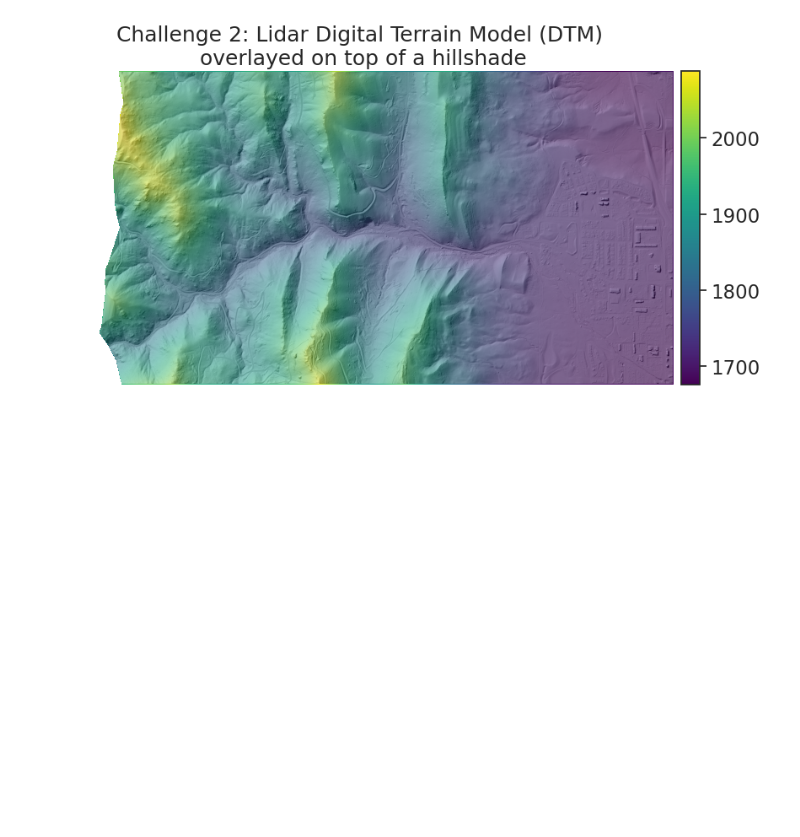
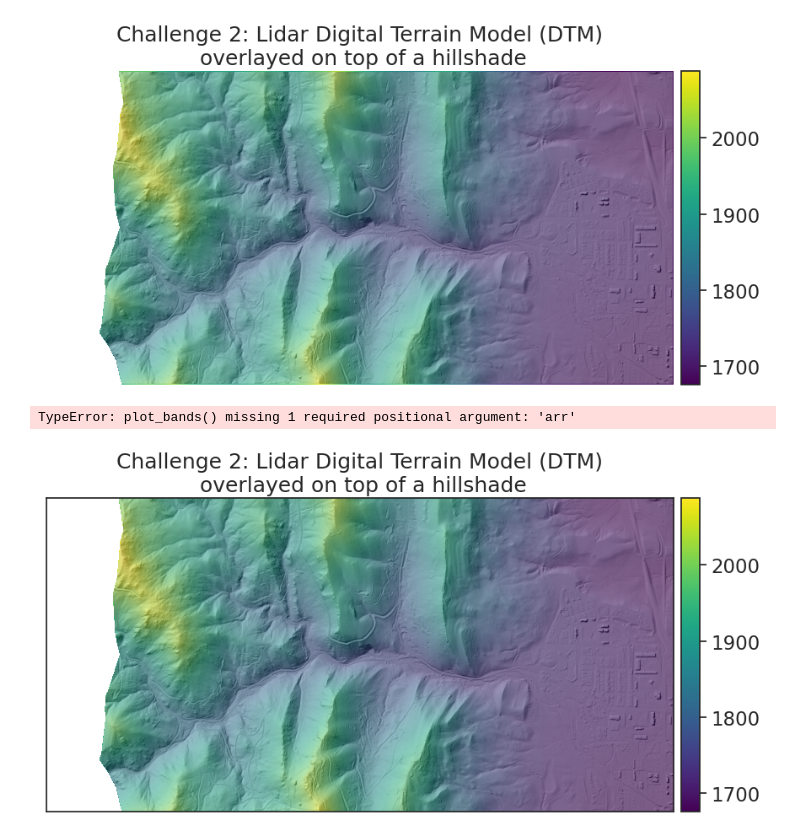
Before and after one commit to mdch2356/gisc606-lab3, a Jupyter notebook: notebooks/test_skills.ipynb, the cells around one changed output. Saved outputs shown, nothing was run; the diff lists cells and outputs as text; code cells hidden in the pictures; blank space fills up the shorter version.

```diff
--- a/notebooks/test_skills.ipynb
+++ b/notebooks/test_skills.ipynb
@@ -75,19 +75,35 @@ plt.show()
 # %%
 # Challenge 3: Add A Site Boundary to Your Raster Plot
 
 fig, ax = plt.subplots(figsize=(10, 6))
 
 ep.plot_bands(lidar_dem_im,
               ax=ax,
               cmap='viridis',
               title="Challenge 2: Lidar Digital Terrain Model (DTM)\n overlayed on top of a hillshade")
 
 ep.plot_bands(lidar_dem_hill,
               cmap='gray',
               alpha=0.5,
               ax=ax,
               cbar=False)
 
+site_bound_path = os.path.join("colorado-flood",
+                               "spatial",
+                               "boulder-leehill-rd",
+                               "clip-extent.shp")
+
+ep.plot_bands(cmap="Greys",
+                  ax=ax)
+site_bound_path.plot(color='None',
+                    edgecolor='Green',
+                    linewidth=2,
+                    ax=ax,
+                    zorder=4)
+
 ax.set_axis_off()
 
 plt.show()
+# %% [output]
+TypeError: plot_bands() missing 1 required positional argument: 'arr'
+[figure, added]
```
